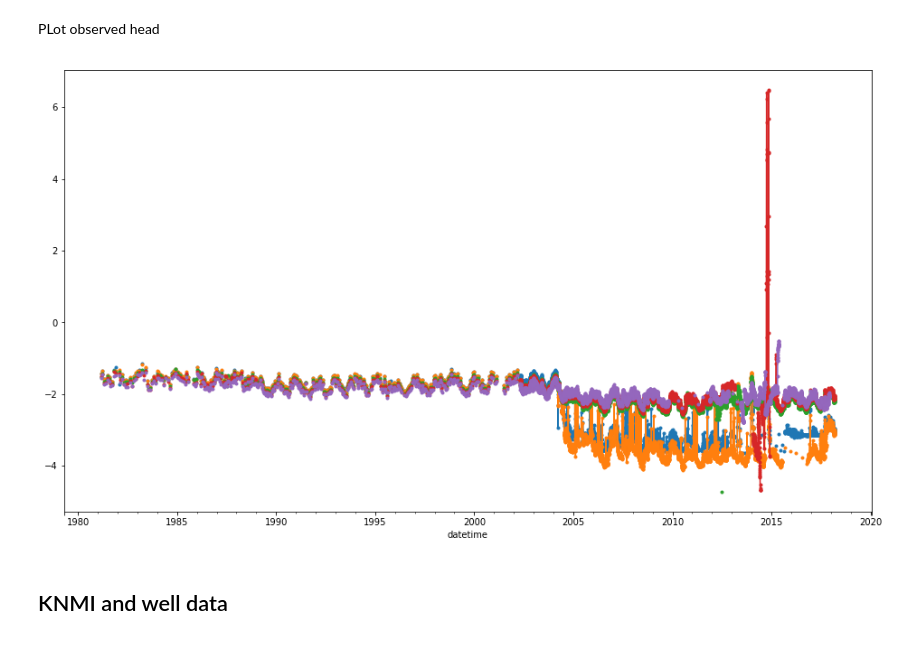
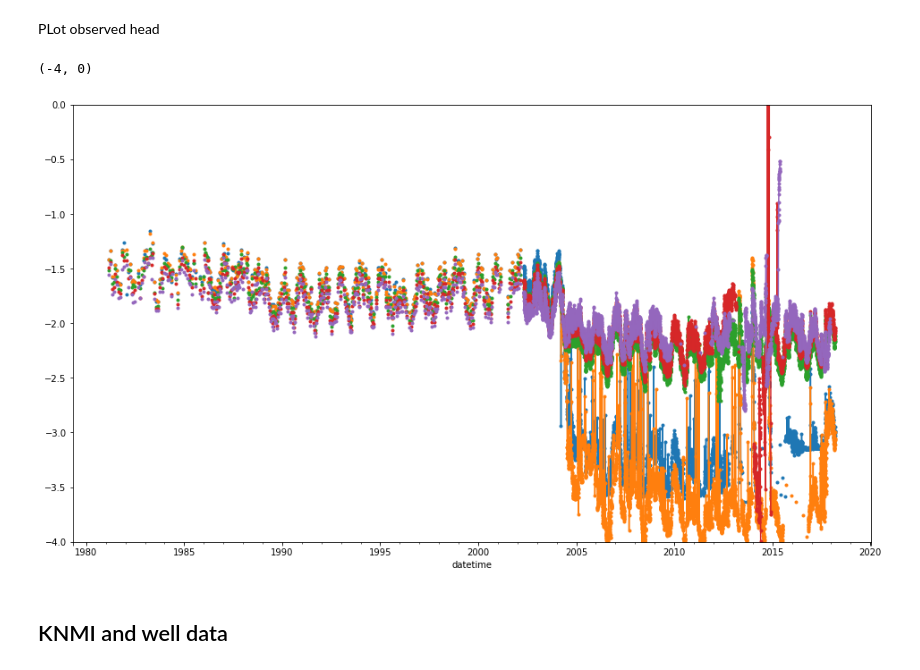
Before and after one commit to Vitens/pylizard, a Jupyter notebook: example/Example_Pastas.ipynb, the cells around one changed output. Drawn from its saved outputs; the diff is of its cells as text; code cells hidden in the pictures.

```diff
--- a/example/Example_Pastas.ipynb
+++ b/example/Example_Pastas.ipynb
@@ -25,8 +25,10 @@ PLot observed head
 # %%
 for k, v in p.items():
     v.plot(label=k, marker='.', figsize=[16, 9])
+plt.ylim(-4,0)
 # %% [output]
+(-4, 0)
-[figure, old version]
+[figure, new version]
 # %% [markdown]
 ## KNMI and well data
 # %% [markdown]
```
Also changed, not shown: parts of 1 cell of this notebook, 6 other files.
